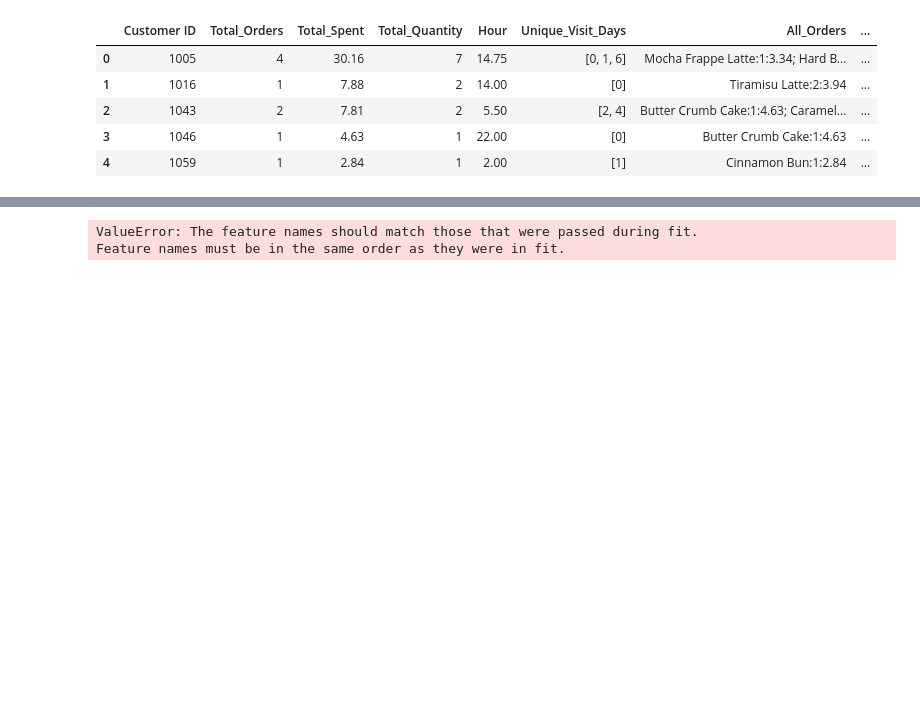
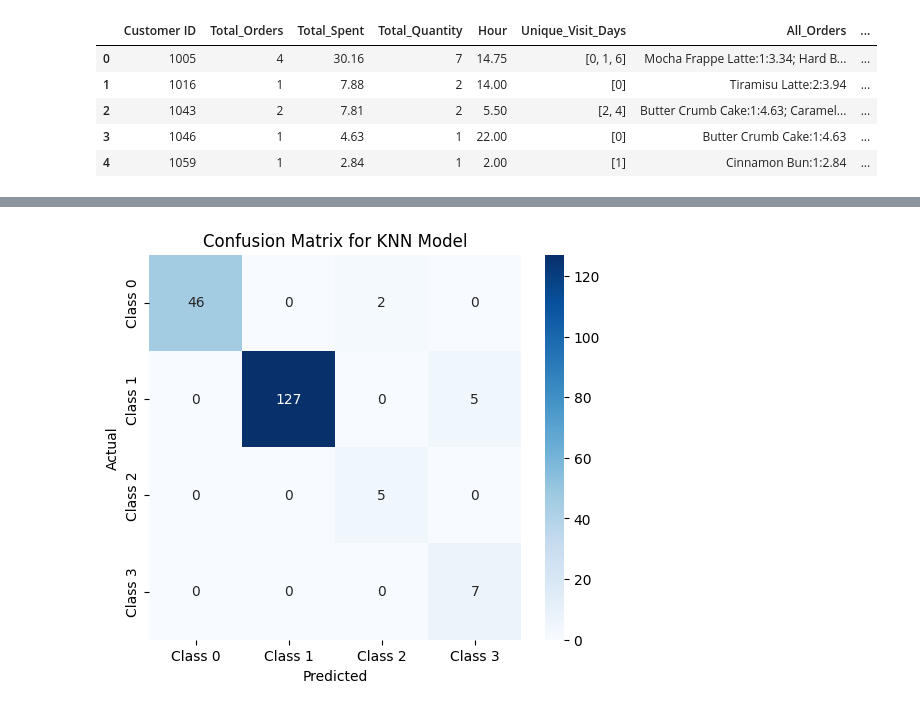
Before and after one commit to rraynnaanwar/Espresso, a Jupyter notebook: KNearestNeighborsMockModelTesting.ipynb, the cells around one changed output, grey strips where cells are left out. Cells and saved outputs as stored; diff of their text form; code cells hidden in the pictures; blank space fills up the shorter version.

Commit message:
knn model in training.

```diff
--- a/KNearestNeighborsMockModelTesting.ipynb
+++ b/KNearestNeighborsMockModelTesting.ipynb
@@ -228,51 +155,17 @@ fig.show()
-# %%
-import pandas as pd
-import numpy as np
-import joblib
-from sklearn.preprocessing import StandardScaler
-
-# Example: Suppose your training data had these one-hot encoded labels
-one_hot_columns = ['Regular Customer', 'Non-Regular Customer', 'High Spend Customer', 'Low Spend Customer']
-
-# Fill in new customer data (example: Customer 1001 made 3 orders, spent $150, and bought 5 items)
-new_customer_data = pd.DataFrame({
-    'Total_Orders': [3],  # Total number of orders
-    'Total_Spent': [150],  # Total amount spent
-    'Total_Quantity': [5],  # Total quantity of items ordered
-    'Regular Customer': [1],  # One-hot encoding for customer type
-    'Non-Regular Customer': [0],
-    'High Spend Customer': [0],
-    'Low Spend Customer': [1]  # Assuming this customer spent a smaller amount per order
-})
-feature_names = x_Train.columns.tolist()
-
-
-# Ensure that the columns match the training data columns exactly
-for col in one_hot_columns:
-    if col not in new_customer_data.columns:
-        new_customer_data[col] = 0  # Add missing columns with zero values
-
-# Now, ensure the new data is scaled using the same scaler as used during training
-scaler_loaded = joblib.load('scaler.pkl')
-new_customer_data_scaled = scaler_loaded.transform(new_customer_data)
-
-# Load the trained KNN model
-knn_loaded = joblib.load('knn_model.pkl')
-
-# Predict the label of the new customer
-prediction = knn_loaded.predict(new_customer_data_scaled)
-
-# Assuming label_map_inv is available for mapping predictions back to labels
-label_map_inv = {
-    0: 'Regular Customer',
-    1: 'Non-Regular Customer',
-    2: 'High Spend Customer',
-    3: 'Low Spend Customer'
-}
-
-predicted_label = label_map_inv[prediction[0]]
-
-print(f"Predicted Label: {predicted_label}")
-# %% [output]
-ValueError: The feature names should match those that were passed during fit.
-Feature names must be in the same order as they were in fit.
+# %%
+import matplotlib.pyplot as plt
+import seaborn as sns
+from sklearn.metrics import confusion_matrix
+
+# Compute confusion matrix
+cm = confusion_matrix(y_Test, y_pred)
+
+# Plot confusion matrix
+plt.figure(figsize=(6, 5))
+sns.heatmap(cm, annot=True, fmt='d', cmap='Blues', xticklabels=['Class 0', 'Class 1', 'Class 2', 'Class 3'], yticklabels=['Class 0', 'Class 1', 'Class 2', 'Class 3'])
+plt.title('Confusion Matrix for KNN Model')
+plt.xlabel('Predicted')
+plt.ylabel('Actual')
+plt.show()
+# %% [output]
+[figure, added]
```
Also changed, not shown: parts of 4 cells of this notebook, 2 other files.
